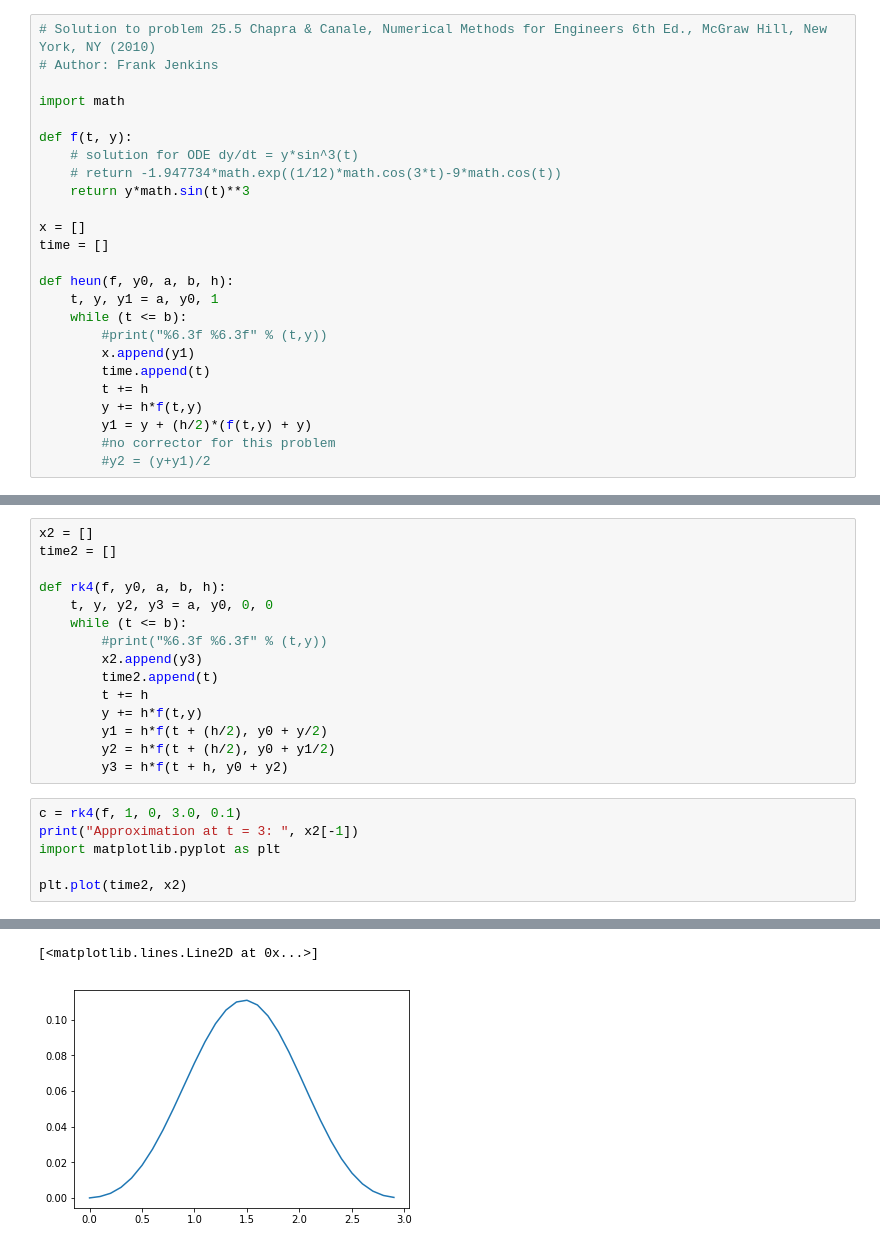
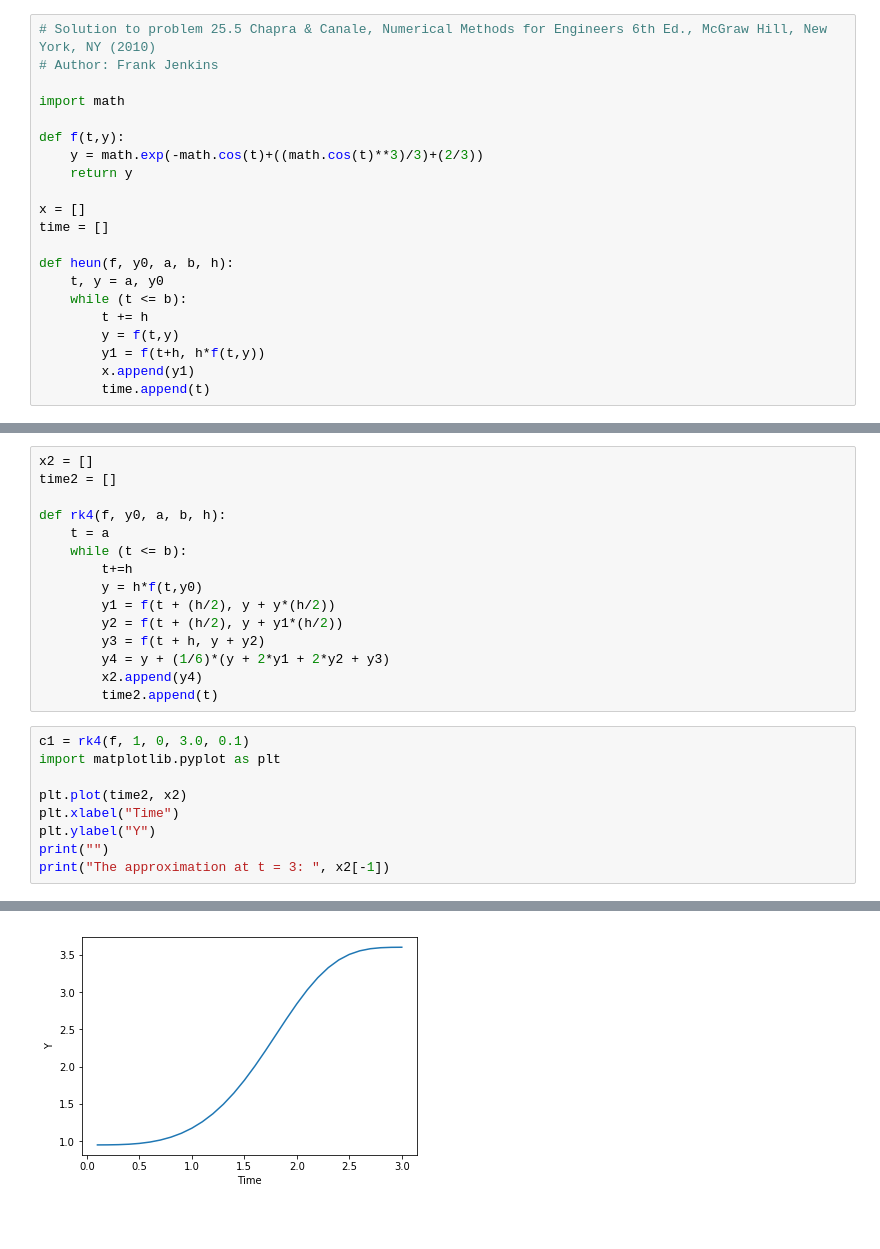
Before and after one commit to francismjenkins/Numerical_ODE, a Jupyter notebook: ODE_numerical.ipynb, the cells around one changed output, grey strips where cells are left out. Drawn from its saved outputs; the diff is of its cells as text; blank space fills up the shorter version.

```diff
--- a/ODE_numerical.ipynb
+++ b/ODE_numerical.ipynb
@@ -4,25 +4,21 @@
 
 import math
 
-def f(t, y):
-    # solution for ODE dy/dt = y*sin^3(t)
-    # return -1.947734*math.exp((1/12)*math.cos(3*t)-9*math.cos(t))
-    return y*math.sin(t)**3
+def f(t,y):
+    y = math.exp(-math.cos(t)+((math.cos(t)**3)/3)+(2/3))
+    return y
 
 x = []
 time = []
 
 def heun(f, y0, a, b, h):
-    t, y, y1 = a, y0, 1
+    t, y = a, y0
     while (t <= b):
-        #print("%6.3f %6.3f" % (t,y))
+        t += h
+        y = f(t,y)
+        y1 = f(t+h, h*f(t,y))
         x.append(y1)
         time.append(t)
-        t += h
-        y += h*f(t,y)
-        y1 = y + (h/2)*(f(t,y) + y)
-        #no corrector for this problem
-        #y2 = (y+y1)/2
 # %%
 c = heun(f, 1, 0, 3.0, 0.1)
 print("Approximation at t = 3: ", x[-1])
@@ -61,20 +62,23 @@ x2 = []
 time2 = []
 
 def rk4(f, y0, a, b, h):
-    t, y, y2, y3 = a, y0, 0, 0
+    t = a
     while (t <= b):
-        #print("%6.3f %6.3f" % (t,y))
-        x2.append(y3)
+        t+=h
+        y = h*f(t,y0)
+        y1 = f(t + (h/2), y + y*(h/2))
+        y2 = f(t + (h/2), y + y1*(h/2))
+        y3 = f(t + h, y + y2)
+        y4 = y + (1/6)*(y + 2*y1 + 2*y2 + y3)
+        x2.append(y4)
         time2.append(t)
-        t += h
-        y += h*f(t,y)
-        y1 = h*f(t + (h/2), y0 + y/2)
-        y2 = h*f(t + (h/2), y0 + y1/2)
-        y3 = h*f(t + h, y0 + y2)
 # %%
-c = rk4(f, 1, 0, 3.0, 0.1)
-print("Approximation at t = 3: ", x2[-1])
+c1 = rk4(f, 1, 0, 3.0, 0.1)
 import matplotlib.pyplot as plt
 
 plt.plot(time2, x2)
+plt.xlabel("Time")
+plt.ylabel("Y")
+print("")
+print("The approximation at t = 3: ", x2[-1])
 # %% [output]
@@ -82,2 +86 @@ Approximation at t = 3:  0.000281232715249385
-[<matplotlib.lines.Line2D at 0x...>]
-[figure, old version]
+[figure, new version]
```
Also changed, not shown: parts of 4 cells of this notebook.
